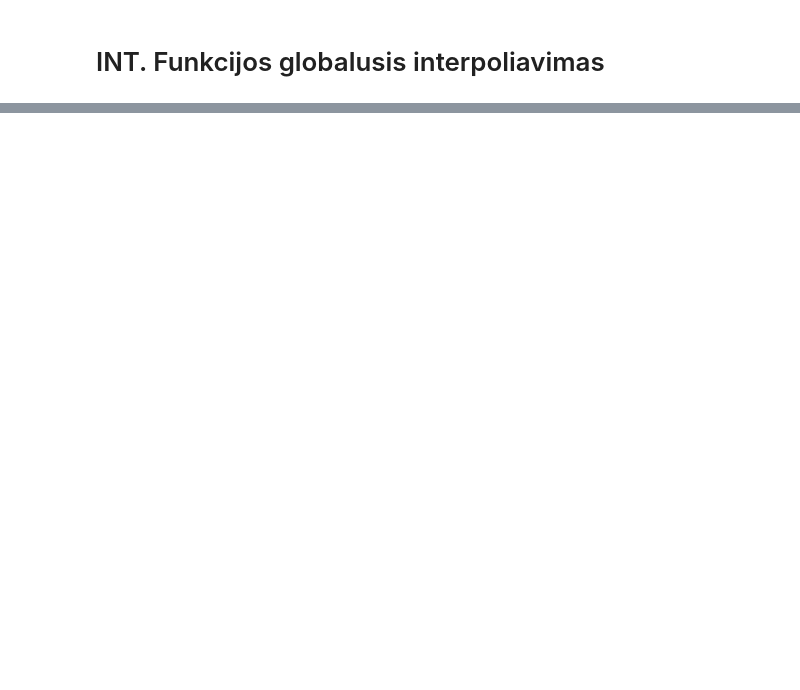
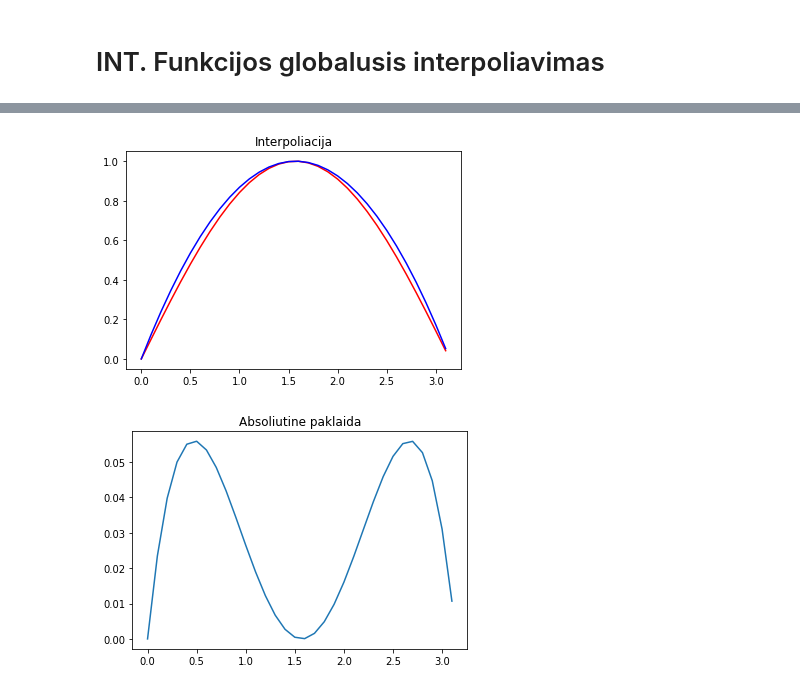
Before and after one commit to MilaSong/Numerical_analysis, a Jupyter notebook: Interpoliavimas.ipynb, the cells around one changed output, grey strips where cells are left out. Saved outputs shown, nothing was run; the diff lists cells and outputs as text; code cells hidden in the pictures; blank space fills up the shorter version.

Commit message:
added polynomial interpolation

```diff
--- a/Interpoliavimas.ipynb
+++ b/Interpoliavimas.ipynb
@@ -47,0 +77,32 @@ plot_err(x, err)
+# %%
+f = lambda t: np.sin(t) # function
+x_0, x_1, x_2 = 0, np.pi/2, np.pi # three points for interpolation
+
+def vandermond(x0, x1, x2):
+    return (x1-x0)*(x2-x1)*(x2-x0)
+
+def cramer(x0, x1, x2, f):
+    a_0 = np.array([[f(x0), x0, x0**2], [f(x1), x1, x1**2], [f(x2), x2, x2**2]])
+    a_1 = np.array([[1, f(x0), x0**2], [1, f(x1), x1**2], [1, f(x2), x2**2]])
+    a_2 = np.array([[1, x0, f(x0)], [1, x1, f(x1)], [1, x2, f(x2)]])
+
+    return np.linalg.det(a_0)*(1/V), \
+           np.linalg.det(a_1)*(1/V), \
+           np.linalg.det(a_2)*(1/V)
+
+def interpolate3p(a_0, a_1, a_2, x):
+    return a_0 + a_1*x + a_2*(x**2)
+
+V = vandermond(x_0,x_1,x_2)
+a0, a1, a2 = cramer(x_0, x_1, x_2, f)
+# %%
+x = np.arange(0,3.2,0.1) # axis limits
+y = f(x)
+int_y = [interpolate3p(a0, a1, a2, i) for i in x]
+
+err = error_f(y, int_y)
+plot_int(x, y, int_y)
+plot_err(x, err)
+# %% [output]
+[figure, added]
+[figure, added]
```
Also changed, not shown: parts of 7 cells of this notebook.
